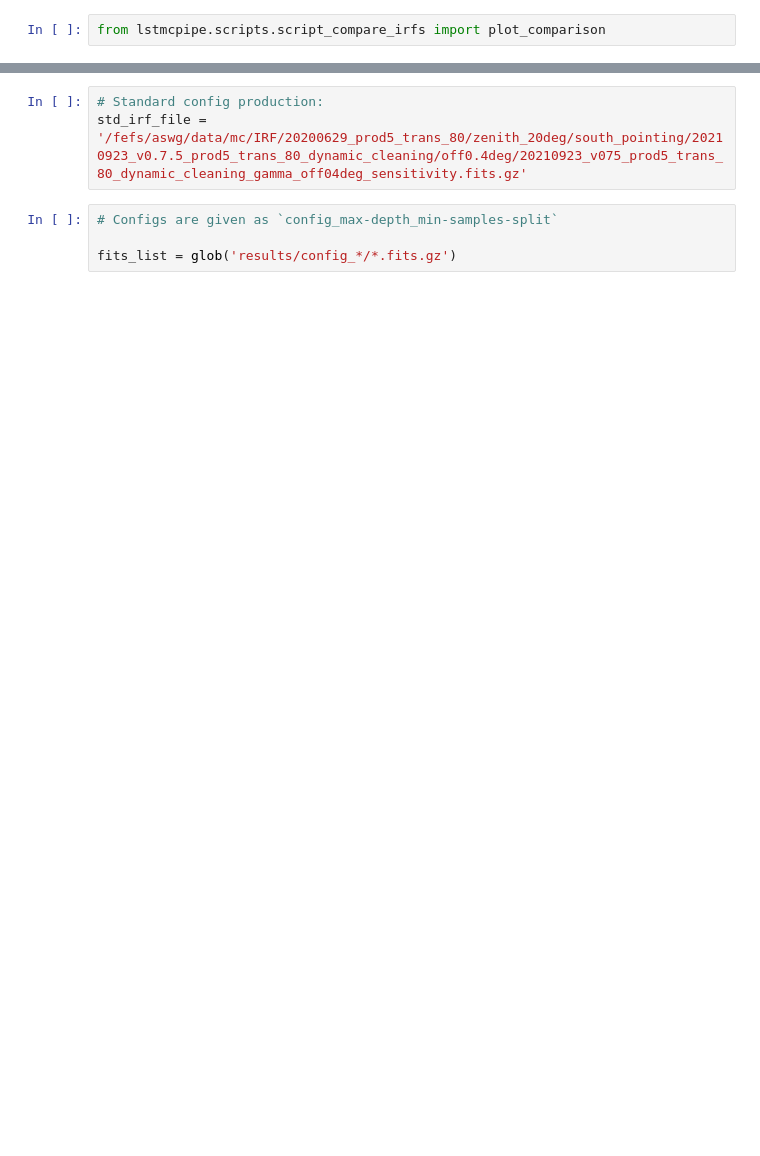
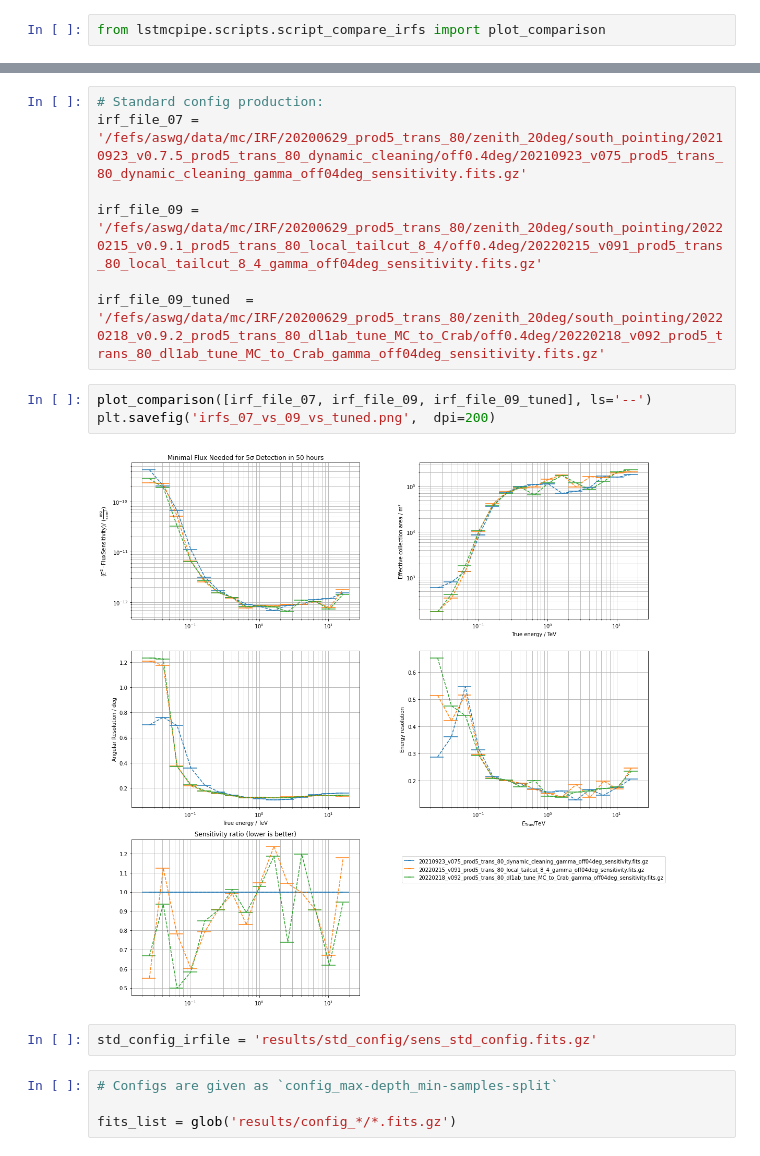
Before and after one commit to vuillaut/lstchain-rf-params-study, a Jupyter notebook: compare.ipynb, the cells around one changed output, grey strips where cells are left out. Cells and saved outputs as stored; diff of their text form; blank space fills up the shorter version.

Commit message:
add notebook and html comparisons of IRFS

```diff
--- a/compare.ipynb
+++ b/compare.ipynb
@@ -10,6 +120,17 @@ from lstmcpipe.scripts.script_compare_irfs import plot_comparison
 # %%
 # Standard config production:
-std_irf_file = '/fefs/aswg/data/mc/IRF/20200629_prod5_trans_80/zenith_20deg/south_pointing/20210923_v0.7.5_prod5_trans_80_dynamic_cleaning/off0.4deg/20210923_v075_prod5_trans_80_dynamic_cleaning_gamma_off04deg_sensitivity.fits.gz'
+irf_file_07 = '/fefs/aswg/data/mc/IRF/20200629_prod5_trans_80/zenith_20deg/south_pointing/20210923_v0.7.5_prod5_trans_80_dynamic_cleaning/off0.4deg/20210923_v075_prod5_trans_80_dynamic_cleaning_gamma_off04deg_sensitivity.fits.gz'
+
+irf_file_09 = '/fefs/aswg/data/mc/IRF/20200629_prod5_trans_80/zenith_20deg/south_pointing/20220215_v0.9.1_prod5_trans_80_local_tailcut_8_4/off0.4deg/20220215_v091_prod5_trans_80_local_tailcut_8_4_gamma_off04deg_sensitivity.fits.gz'
+
+irf_file_09_tuned  = '/fefs/aswg/data/mc/IRF/20200629_prod5_trans_80/zenith_20deg/south_pointing/20220218_v0.9.2_prod5_trans_80_dl1ab_tune_MC_to_Crab/off0.4deg/20220218_v092_prod5_trans_80_dl1ab_tune_MC_to_Crab_gamma_off04deg_sensitivity.fits.gz'
+# %%
+plot_comparison([irf_file_07, irf_file_09, irf_file_09_tuned], ls='--')
+plt.savefig('irfs_07_vs_09_vs_tuned.png',  dpi=200)
+# %% [output]
+[figure, added]
+# %%
+std_config_irfile = 'results/std_config/sens_std_config.fits.gz'
 # %%
 # Configs are given as `config_max-depth_min-samples-split`
 
```
Also changed, not shown: parts of 23 cells of this notebook, 1 other file.
